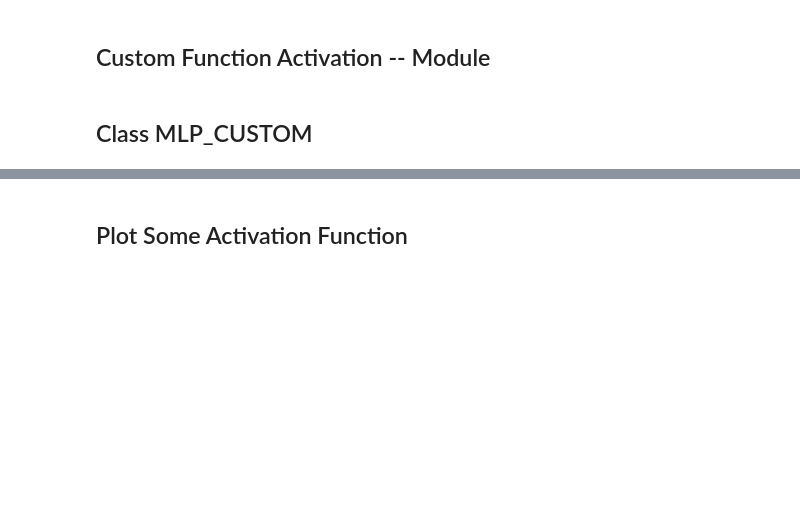
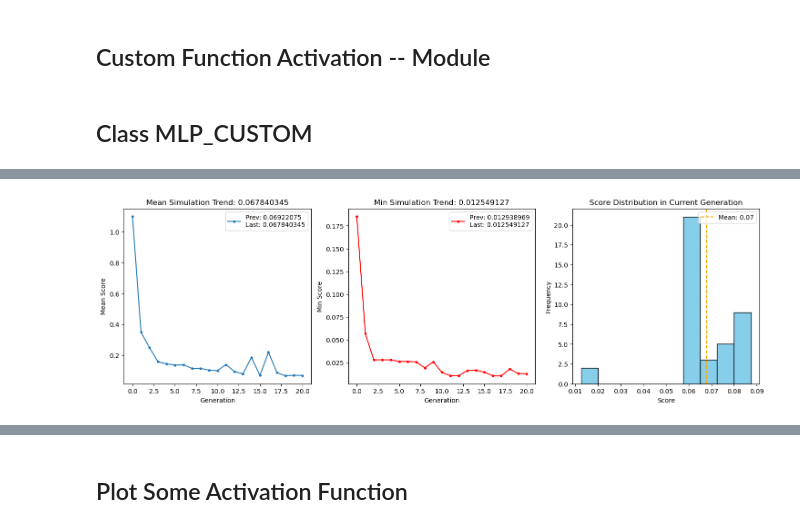
Before and after one commit to VandalSnikeNP/AI_PROJECT, a Jupyter notebook: 11)-Project-Genetic Algoritm.ipynb, the cells around one changed output, grey strips where cells are left out. Saved outputs shown, nothing was run; the diff lists cells and outputs as text; code cells hidden in the pictures; blank space fills up the shorter version.

```diff
--- a/11)-Project-Genetic Algoritm.ipynb
+++ b/11)-Project-Genetic Algoritm.ipynb
@@ -282,3 +285,12 @@ for j in range(pop_size):
+# %%
+scores = [individual.score for individual in net_pop]
+mean_score=sum(individual.score for individual in net_pop) / len(net_pop)
+min_score=min(net_pop,key=lambda x: x.score).score
+Mean_sim.append(round(mean_score, 9))
+Min_sim.append(round(min_score, 9))
+update_plots(Mean_sim, Min_sim, scores)
+# %% [output]
+[figure, added]
 # %%
 #Saving parameters for all individuals and for all generations
 save_parameters(formatted_time,net_data)
```
Also changed, not shown: parts of 10 cells of this notebook, 5 other files.
